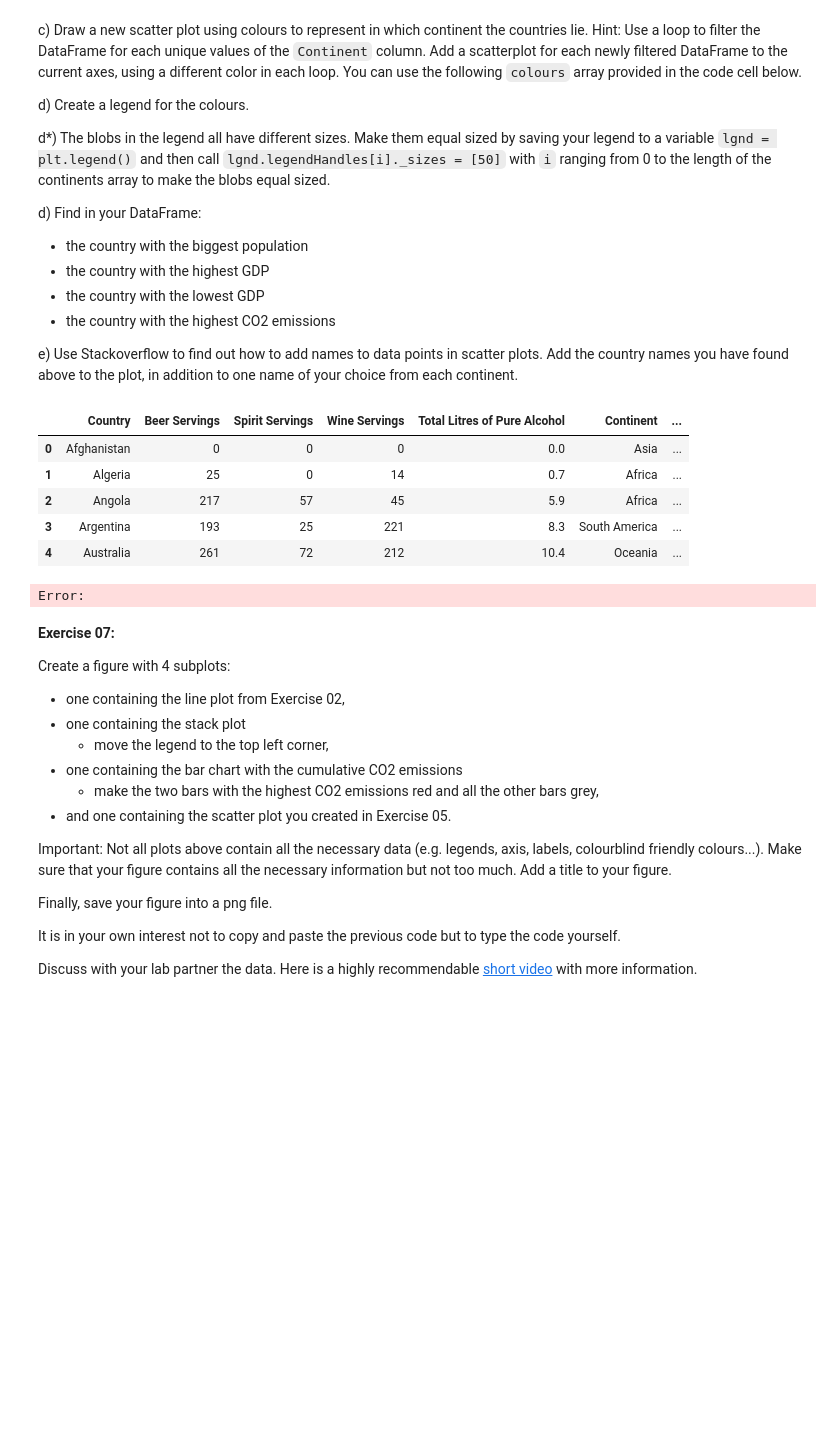
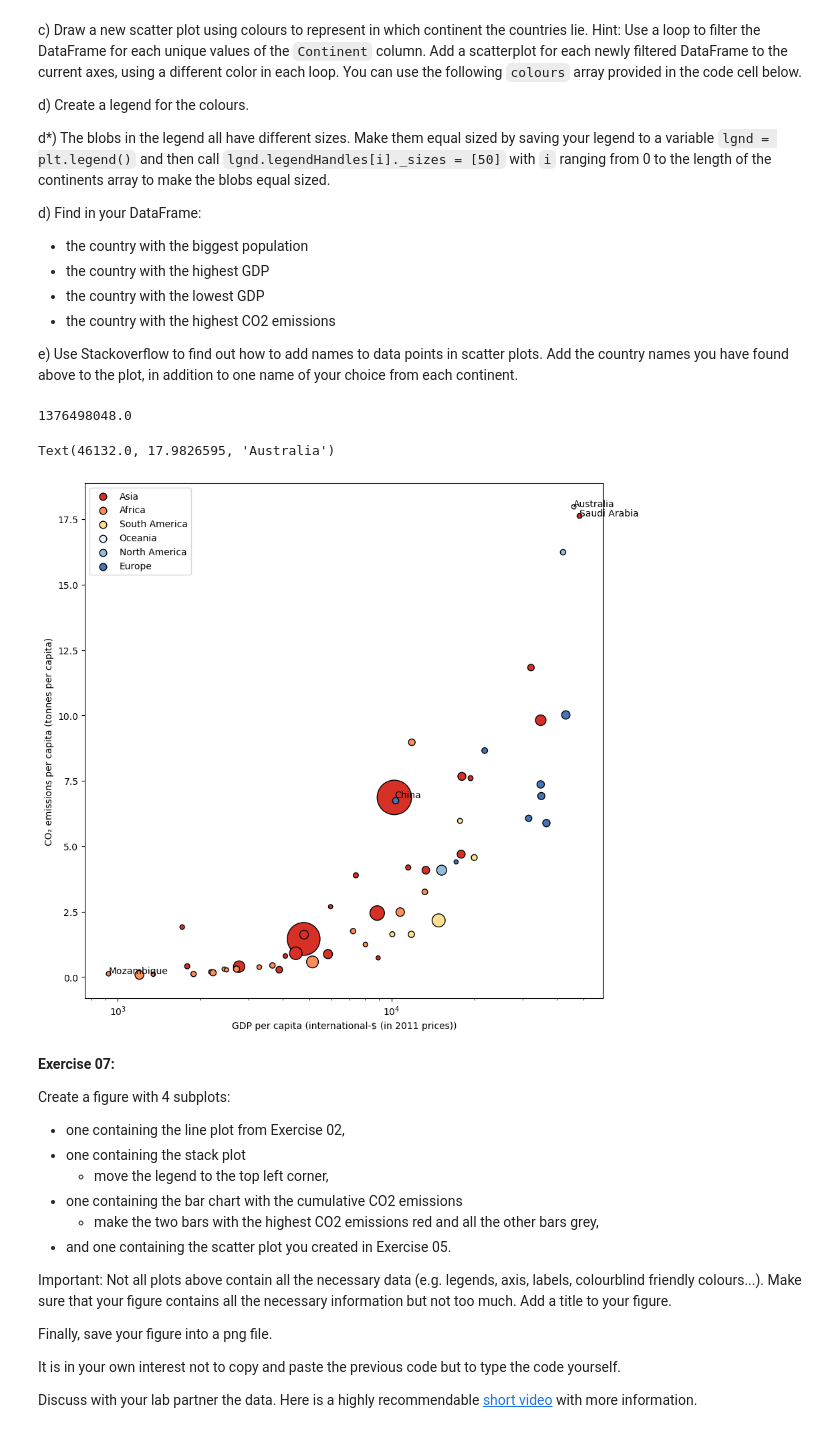
Before and after one commit to ThomasAWood/FDS-S1-03-data-representation-01, a Jupyter notebook: FDS-S1-03-data-representation-01.ipynb, the cells around one changed output. Drawn from its saved outputs; the diff is of its cells as text; code cells hidden in the pictures; blank space fills up the shorter version.

```diff
--- a/FDS-S1-03-data-representation-01.ipynb
+++ b/FDS-S1-03-data-representation-01.ipynb
@@ -471,23 +471,48 @@ e) Use Stackoverflow to find out how to add names to data points in scatter plot
 # Parts a and b
 drinkByCountry = pd.read_csv('datasets/drinks_by_country.csv')
 co2_vs_gdp.rename(columns={'Entity': 'Country'}, inplace=True)
-co2Merged = pd.merge(drinkByCountry, co2_vs_gdp)
-co2Merged.head()
+co2 = pd.merge(drinkByCountry, co2_vs_gdp)
-# %% [output]
-|  | Country | Beer Servings | Spirit Servings | Wine Servings | Total Litres of Pure Alcohol | Continent | ... |
-| 0 | Afghanistan | 0 | 0 | 0 | 0.0 | Asia | ... |
-| 1 | Algeria | 25 | 0 | 14 | 0.7 | Africa | ... |
-| 2 | Angola | 217 | 57 | 45 | 5.9 | Africa | ... |
-| 3 | Argentina | 193 | 25 | 221 | 8.3 | South America | ... |
-| 4 | Australia | 261 | 72 | 212 | 10.4 | Oceania | ... |
-# %%
-colours = ['#d73027','#fc8d59','#fee090','#e0f3f8','#91bfdb','#4575b4']
-# Get list of continents
-# for each continent create a dataframe. Plot that dataframe with one of the colours
-# Add a legend for each colour.
-# Your code
-# %% [output]
-Error:
+# %%
+# Find the max values in the dataframe.
+#Find country with biggest population.
+maxPop = co2.iloc[co2['Total population (Gapminder)'].argmax()]
+maxGDP = co2.iloc[co2['GDP per capita (international-$ (in 2011 prices))'].argmax()]
+minGDP = co2.iloc[co2['GDP per capita (international-$ (in 2011 prices))'].argmin()]
+maxCO2 = co2.iloc[co2['CO₂ emissions per capita (tonnes per capita)'].argmax()]
+maxPop
+# x coord = maxPop[7]
+# y = maxPop [6]
+# text = maxPop.Country
+maxPop['Total population (Gapminder)']
+# %% [output]
+1376498048.0
+# %%
+colours = ['#d73027','#fc8d59','#fee090','#e0f3f8','#91bfdb','#4575b4']
+continents = co2.Continent.unique()
+fig, ax = plt.subplots(1, 1, figsize=(10, 10))
+ax.set_xscale('log')
+
+for i in range(len(continents)):
+    co2continent = co2[co2.Continent == continents[i]]
+    plt.scatter(co2continent['GDP per capita (international-$ (in 2011 prices))'],
+    co2continent['CO₂ emissions per capita (tonnes per capita)'],
+    s=co2continent['Total population (Gapminder)']/1e6,
+    c=colours[i], edgecolors='k', label=continents[i]
+    )
+
+ax.set_xlabel('GDP per capita (international-$ (in 2011 prices))')
+ax.set_ylabel('CO₂ emissions per capita (tonnes per capita)')
+lgnd = ax.legend()
+for i in range(len(continents)):
+    lgnd.legendHandles[i]._sizes = [60]
+
+ax.text(maxPop['GDP per capita (international-$ (in 2011 prices))'], maxPop['CO₂ emissions per capita (tonnes per capita)'], maxPop.Country)
+ax.text(maxGDP['GDP per capita (international-$ (in 2011 prices))'], maxGDP['CO₂ emissions per capita (tonnes per capita)'], maxGDP.Country)
+ax.text(minGDP['GDP per capita (international-$ (in 2011 prices))'], minGDP['CO₂ emissions per capita (tonnes per capita)'], minGDP.Country)
+ax.text(maxCO2['GDP per capita (international-$ (in 2011 prices))'], maxCO2['CO₂ emissions per capita (tonnes per capita)'], maxCO2.Country)
+# %% [output]
+Text(46132.0, 17.9826595, 'Australia')
+[figure, added]
 # %% [markdown]
 **Exercise 07:**
 
```
Also changed, not shown: parts of 1 cell of this notebook.
